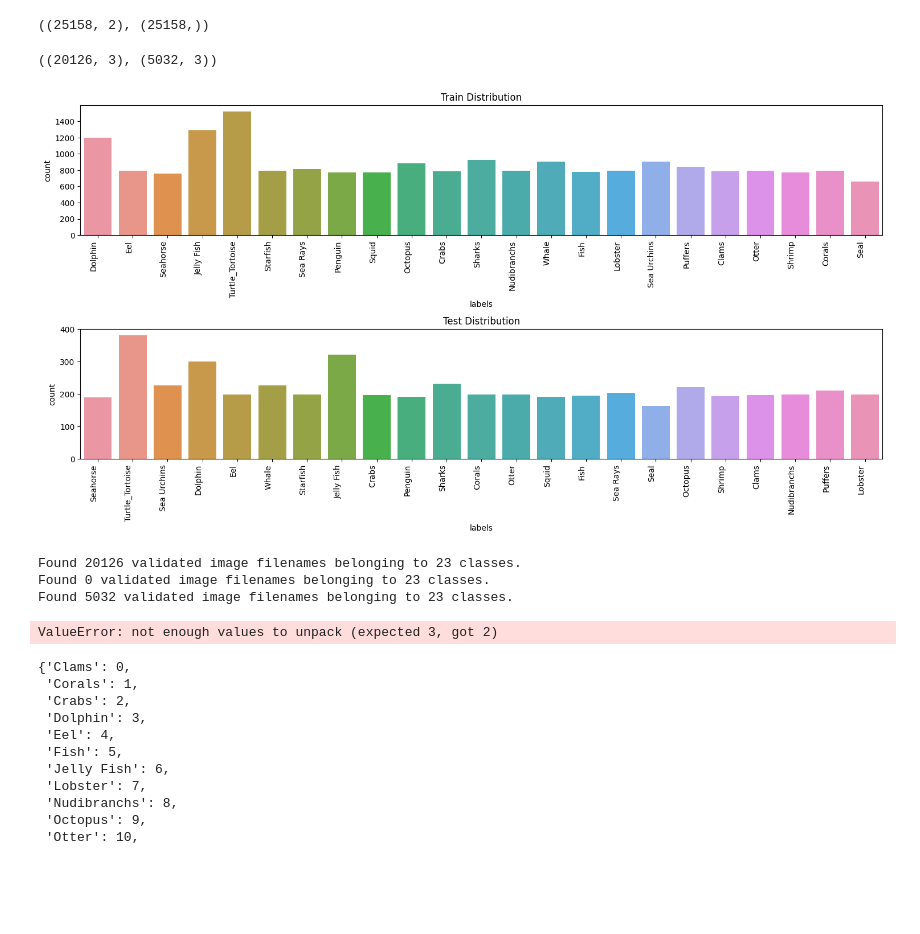
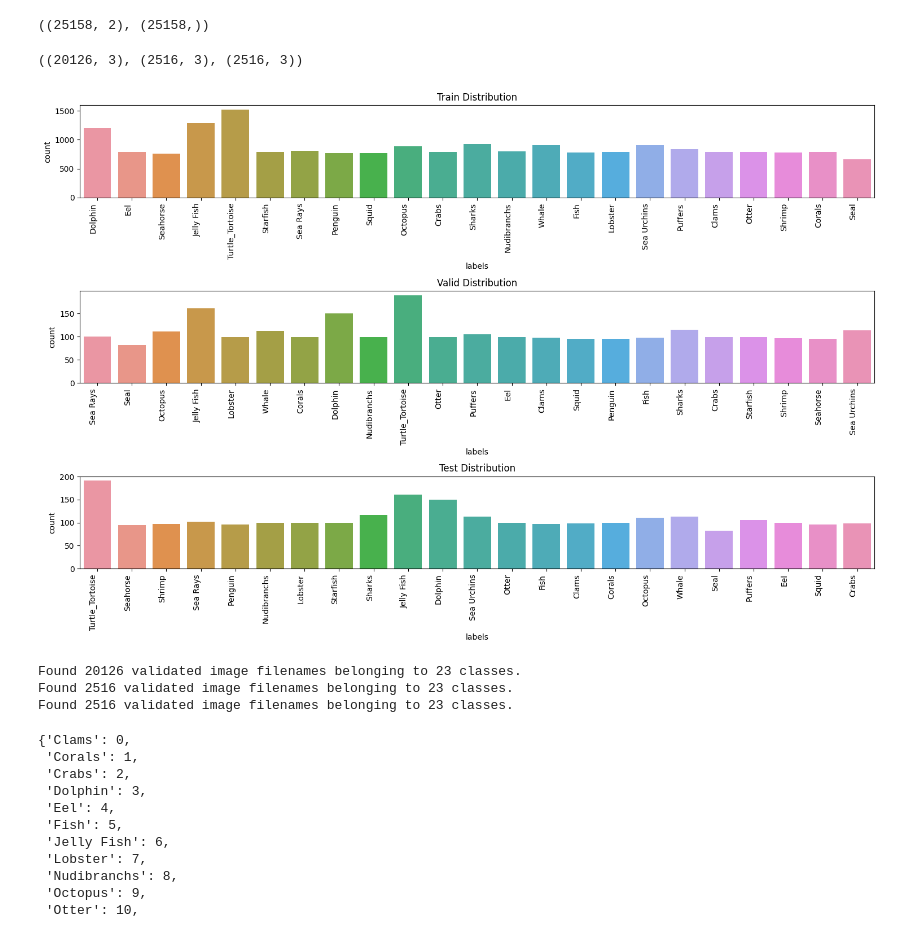
Before and after one commit to sayid-alt/sea-animals-image-classification, a Jupyter notebook: notebook.ipynb, the cells around one changed output. Saved outputs shown, nothing was run; the diff lists cells and outputs as text; code cells hidden in the pictures; blank space fills up the shorter version.

```diff
--- a/notebook.ipynb
+++ b/notebook.ipynb
@@ -316,32 +316,44 @@ X_train, X_test, y_train, y_test = train_test_split(X, y,
                                                     test_size=0.2, random_state=42,
                                                     stratify=y)
 
+X_valid, X_test, y_valid, y_test = train_test_split(X_test, y_test, test_size=0.5, random_state=42, stratify=y_test)
+
 train_df = pd.concat([X_train, y_train], axis=1)
+valid_df = pd.concat([X_valid, y_valid], axis=1)
 test_df = pd.concat([X_test, y_test], axis=1)
 
-train_df.shape, test_df.shape
+train_df.shape, valid_df.shape, test_df.shape
 # %% [output]
-((20126, 3), (5032, 3))
+((20126, 3), (2516, 3), (2516, 3))
 # %%
-fig, axs = plt.subplots(nrows=2, ncols=1, figsize=(15,8))
+fig, axs = plt.subplots(nrows=3, ncols=1, figsize=(15,10))
 axs = axs.flatten()
-data = [train_df, test_df]
-titles = ["Train Distribution", "Test Distribution"]  # Titles for each plot
+data = [train_df, valid_df, test_df]
+titles = ["Train Distribution", "Valid Distribution", "Test Distribution"]  # Titles for each plot
 
 for i, ax in enumerate(axs):
     sns.countplot(data[i], x='labels', ax=ax)
     ax.set_xticklabels(ax.get_xticklabels(), rotation=90, ha='right') # Rotate labels
     ax.set_title(titles[i])
     plt.tight_layout(pad=1.0) # Adjust padding as needed
 plt.show()
 # %% [output]
-[figure, old version]
+[figure, new version]
 # %%
 RESIZE_SHAPE = (150, 150)
 BATCH_SIZE = 64
 
 def generator_from_dataframe(batch_size=BATCH_SIZE, resize_shape=RESIZE_SHAPE, base_dir=BASE_DIR):
-    train_datagen = ImageDataGenerator(rescale=1/255.,)
+    train_datagen = ImageDataGenerator(
+        rescale=1/255.,
+        rotation_range=45,
+        width_shift_range=0.2,
+        shear_range=0.2,
+        zoom_range=0.2,
+        horizontal_flip=True,
+        # brightness_range=(0., 0.5),
+    )
+
     test_datagen = ImageDataGenerator(rescale=1/255.)
 
     train_generator = train_datagen.flow_from_dataframe(
@@ -352,19 +364,17 @@ def generator_from_dataframe(batch_size=BATCH_SIZE, resize_shape=RESIZE_SHAPE, b
         target_size=resize_shape,
         batch_size=batch_size,
         class_mode='categorical',
-        subset='training',
         shuffle=True
     )
 
-    train_generator = train_datagen.flow_from_dataframe(
-        dataframe=train_df,
+    valid_generator = test_datagen.flow_from_dataframe(
+        dataframe=valid_df,
         directory=None,
         x_col="full_path",
         y_col="labels",
         target_size=resize_shape,
         batch_size=batch_size,
         class_mode='categorical',
-        subset='validation',
         shuffle=False
     )
 
@@ -379,14 +389,13 @@ def generator_from_dataframe(batch_size=BATCH_SIZE, resize_shape=RESIZE_SHAPE, b
         shuffle=False
     )
 
-    return train_generator, valid_generator
+    return train_generator, valid_generator, test_generator
 
 train_generator, valid_generator, test_generator = generator_from_dataframe()
 # %% [output]
 Found 20126 validated image filenames belonging to 23 classes.
-Found 0 validated image filenames belonging to 23 classes.
-Found 5032 validated image filenames belonging to 23 classes.
+Found 2516 validated image filenames belonging to 23 classes.
+Found 2516 validated image filenames belonging to 23 classes.
-ValueError: not enough values to unpack (expected 3, got 2)
 # %%
 train_generator.class_indices
 # %% [output]
```
Also changed, not shown: parts of 3 cells of this notebook.
